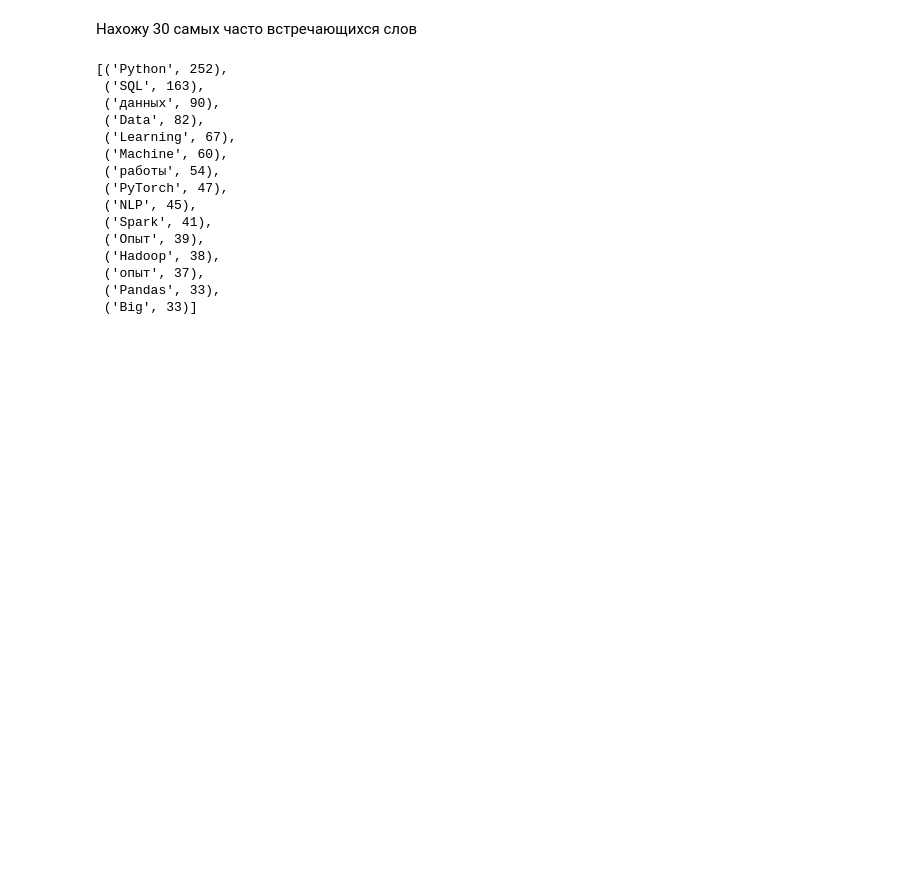
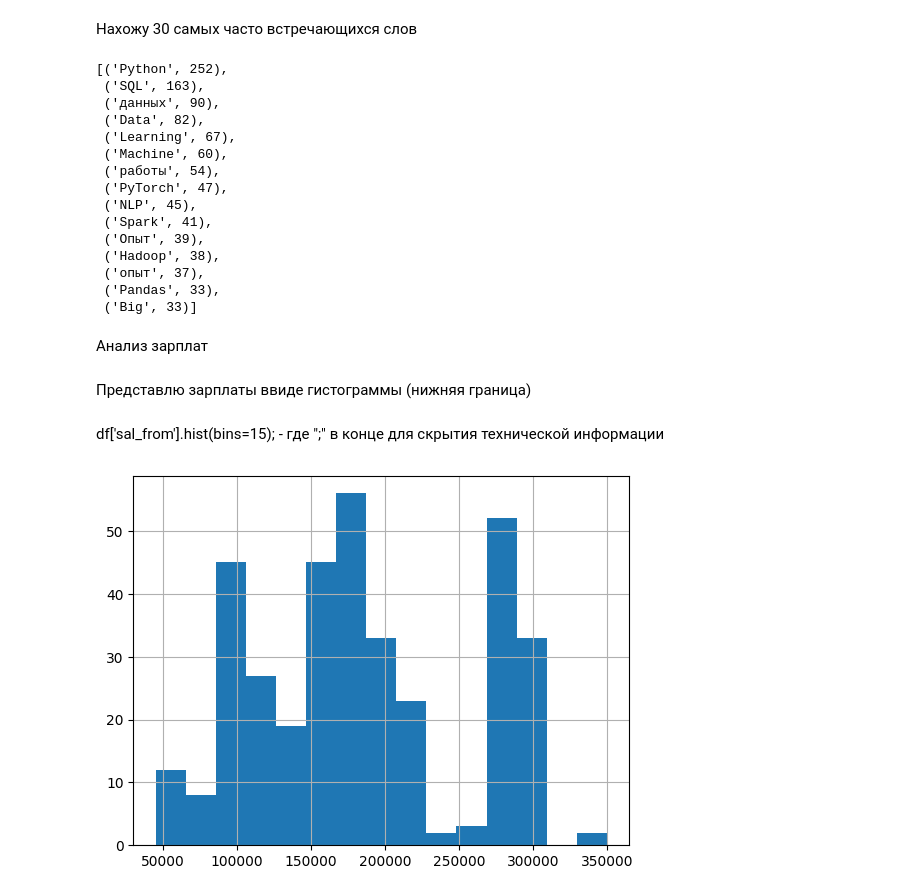
Before and after one commit to GarifullinII/DataScienceJobsAnalysis, a Jupyter notebook: salary_analysis_eda.ipynb, the cells around one changed output. Cells and saved outputs as stored; diff of their text form; code cells hidden in the pictures; blank space fills up the shorter version.

```diff
--- a/salary_analysis_eda.ipynb
+++ b/salary_analysis_eda.ipynb
@@ -200,3 +200,13 @@ Counter(skills).most_common(15)
  ('опыт', 37),
  ('Pandas', 33),
  ('Big', 33)]
+# %% [markdown]
+Анализ зарплат
+# %% [markdown]
+Представлю зарплаты ввиде гистограммы (нижняя граница)
+# %% [markdown]
+df['sal_from'].hist(bins=15); - где ";" в конце для скрытия технической информации
+# %%
+df['sal_from'].hist(bins=15);
+# %% [output]
+[figure, added]
```
Also changed, not shown: parts of 23 cells of this notebook.
